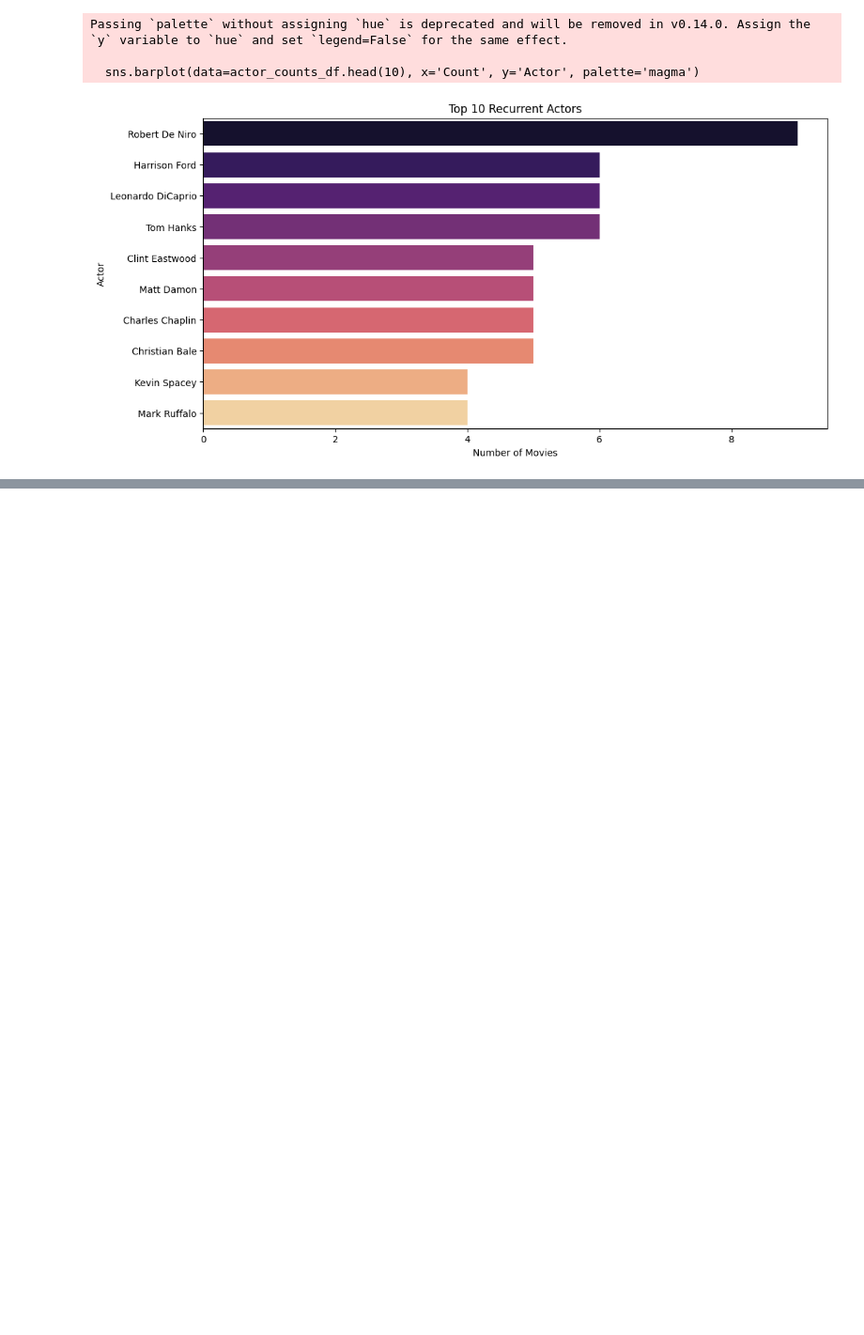
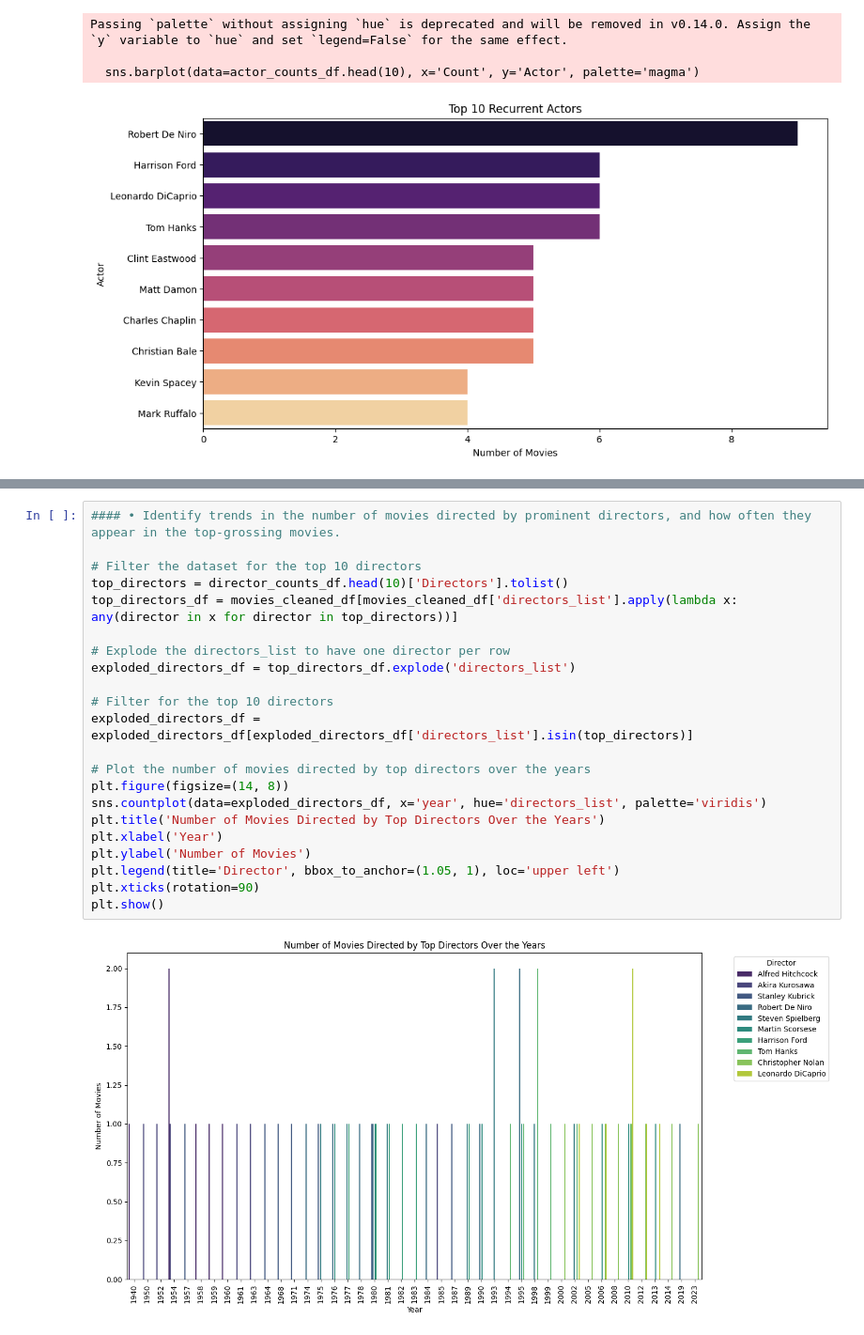
Before and after one commit to j2damax/eda_top_us_song, a Jupyter notebook: notebooks/eda_global_movies.ipynb, the cells around one changed output, grey strips where cells are left out. Shown: that part at 94% size. Cells and saved outputs as stored; diff of their text form; blank space fills up the shorter version.

Commit message:
Identify trends in the number of movies directed by prominent directors

```diff
--- a/notebooks/eda_global_movies.ipynb
+++ b/notebooks/eda_global_movies.ipynb
@@ -719,0 +790,24 @@ Passing `palette` without assigning `hue` is deprecated and will be removed in v
+# %%
+#### • Identify trends in the number of movies directed by prominent directors, and how often they appear in the top-grossing movies.
+
+# Filter the dataset for the top 10 directors
+top_directors = director_counts_df.head(10)['Directors'].tolist()
+top_directors_df = movies_cleaned_df[movies_cleaned_df['directors_list'].apply(lambda x: any(director in x for director in top_directors))]
+
+# Explode the directors_list to have one director per row
+exploded_directors_df = top_directors_df.explode('directors_list')
+
+# Filter for the top 10 directors
+exploded_directors_df = exploded_directors_df[exploded_directors_df['directors_list'].isin(top_directors)]
+
+# Plot the number of movies directed by top directors over the years
+plt.figure(figsize=(14, 8))
+sns.countplot(data=exploded_directors_df, x='year', hue='directors_list', palette='viridis')
+plt.title('Number of Movies Directed by Top Directors Over the Years')
+plt.xlabel('Year')
+plt.ylabel('Number of Movies')
+plt.legend(title='Director', bbox_to_anchor=(1.05, 1), loc='upper left')
+plt.xticks(rotation=90)
+plt.show()
+# %% [output]
+[figure, added]
```
Also changed, not shown: parts of 4 cells of this notebook.
